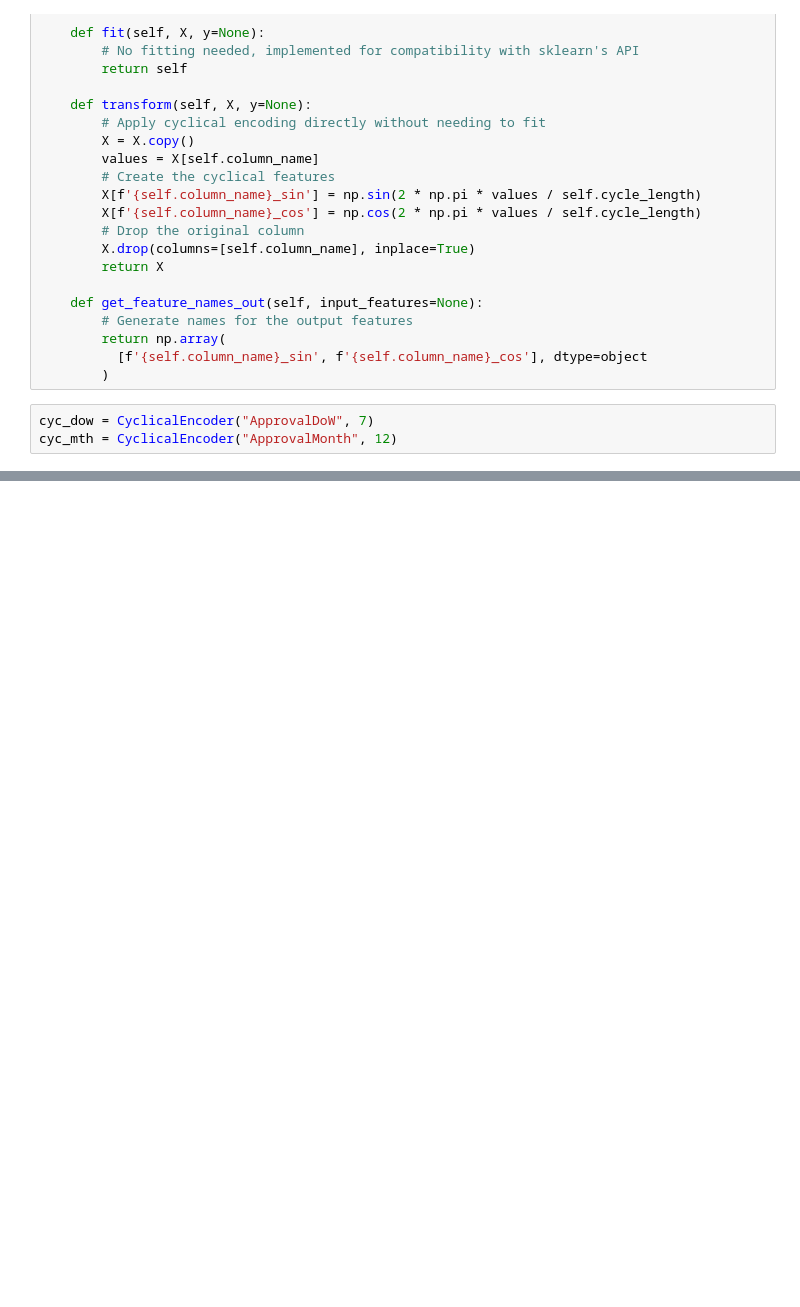
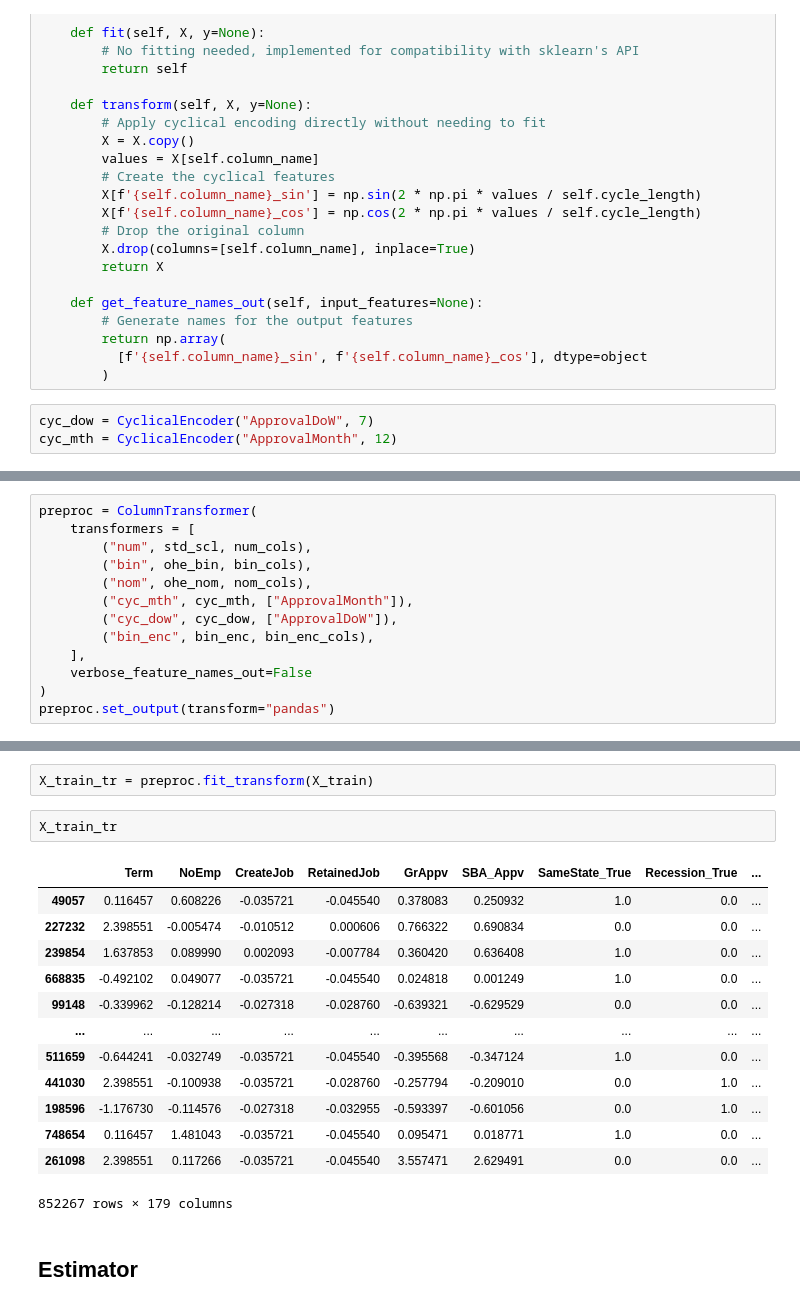
Before and after one commit to GMartin-Data/loan_approval, a Jupyter notebook: notebooks/modeling.ipynb, the cells around one changed output, grey strips where cells are left out. Saved outputs shown, nothing was run; the diff lists cells and outputs as text; blank space fills up the shorter version.

Commit message:
Implemented Preprocessing

```diff
--- a/notebooks/modeling.ipynb
+++ b/notebooks/modeling.ipynb
@@ -131,0 +171,13 @@ cyc_mth = CyclicalEncoder("ApprovalMonth", 12)
+# %%
+preproc = ColumnTransformer(
+    transformers = [
+        ("num", std_scl, num_cols),
+        ("bin", ohe_bin, bin_cols),
+        ("nom", ohe_nom, nom_cols),
+        ("cyc_mth", cyc_mth, ["ApprovalMonth"]),
+        ("cyc_dow", cyc_dow, ["ApprovalDoW"]),
+        ("bin_enc", bin_enc, bin_enc_cols),
+    ],
+    verbose_feature_names_out=False
+)
+preproc.set_output(transform="pandas")
@@ -131,0 +202,20 @@ cyc_mth = CyclicalEncoder("ApprovalMonth", 12)
+# %%
+X_train_tr = preproc.fit_transform(X_train)
+# %%
+X_train_tr
+# %% [output]
+|  | Term | NoEmp | CreateJob | RetainedJob | GrAppv | SBA_Appv | SameState_True | Recession_True | ... |
+| 49057 | 0.116457 | 0.608226 | -0.035721 | -0.045540 | 0.378083 | 0.250932 | 1.0 | 0.0 | ... |
+| 227232 | 2.398551 | -0.005474 | -0.010512 | 0.000606 | 0.766322 | 0.690834 | 0.0 | 0.0 | ... |
+| 239854 | 1.637853 | 0.089990 | 0.002093 | -0.007784 | 0.360420 | 0.636408 | 1.0 | 0.0 | ... |
+| 668835 | -0.492102 | 0.049077 | -0.035721 | -0.045540 | 0.024818 | 0.001249 | 1.0 | 0.0 | ... |
+| 99148 | -0.339962 | -0.128214 | -0.027318 | -0.028760 | -0.639321 | -0.629529 | 0.0 | 0.0 | ... |
+| ... | ... | ... | ... | ... | ... | ... | ... | ... | ... |
+| 511659 | -0.644241 | -0.032749 | -0.035721 | -0.045540 | -0.395568 | -0.347124 | 1.0 | 0.0 | ... |
+| 441030 | 2.398551 | -0.100938 | -0.035721 | -0.028760 | -0.257794 | -0.209010 | 0.0 | 1.0 | ... |
+| 198596 | -1.176730 | -0.114576 | -0.027318 | -0.032955 | -0.593397 | -0.601056 | 0.0 | 1.0 | ... |
+| 748654 | 0.116457 | 1.481043 | -0.035721 | -0.045540 | 0.095471 | 0.018771 | 1.0 | 0.0 | ... |
+| 261098 | 2.398551 | 0.117266 | -0.035721 | -0.045540 | 3.557471 | 2.629491 | 0.0 | 0.0 | ... |
+852267 rows × 179 columns
+# %% [markdown]
+## Estimator
```
Also changed, not shown: parts of 15 cells of this notebook.
